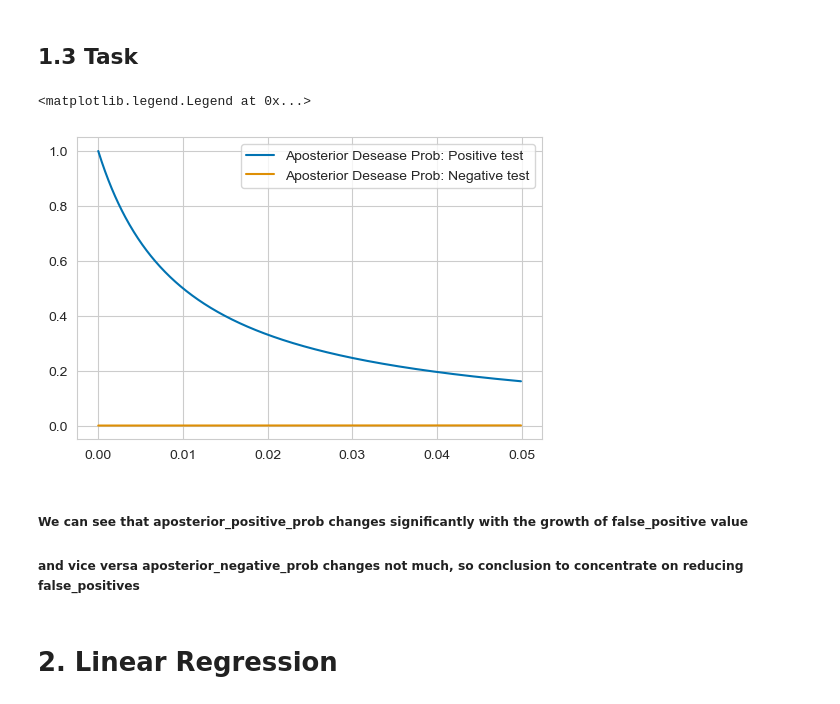
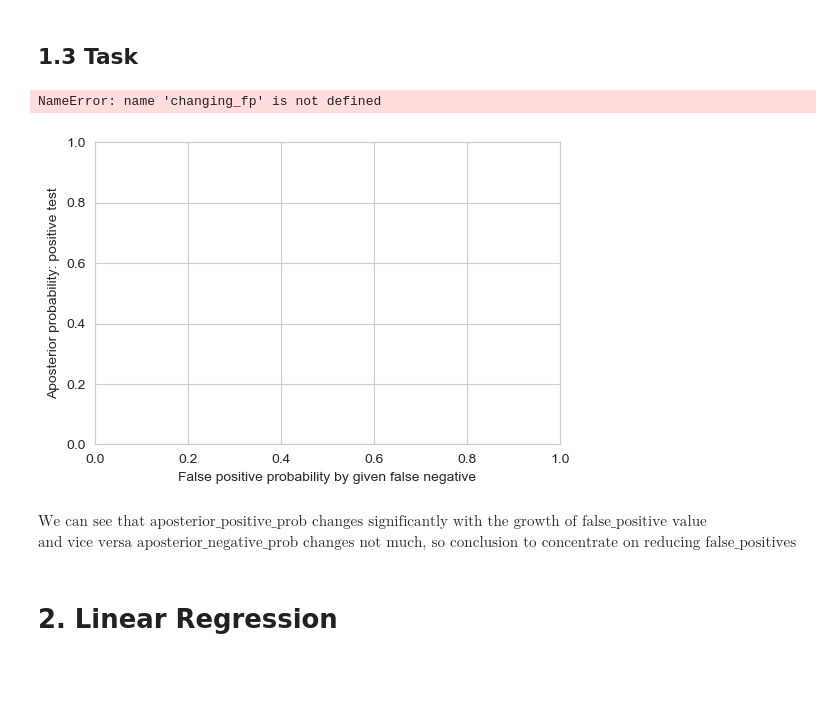
Before and after one commit to KudriashovSS/Advanced-ML, a Jupyter notebook: MADE_Advanced ML_1 st task.ipynb, the cells around one changed output. Cells and saved outputs as stored; diff of their text form; code cells hidden in the pictures; blank space fills up the shorter version.

```diff
--- a/MADE_Advanced ML_1 st task.ipynb
+++ b/MADE_Advanced ML_1 st task.ipynb
@@ -60,23 +61,29 @@ $ \mbox{to crime place then it would not be logically to suppose that test that
 # %% [markdown]
 ## 1.3 Task
 # %%
-def aposterior_positive_prob(false_positive):
-    return ((1 - false_positive) * 0.01) / ((1 - false_positive) * 0.01 + false_positive * 0.99)
+def aposterior_positive_prob(false_positive, false_negative):
+
+    return  (1 - false_negative) * 0.01 / ((1 - false_negative) * 0.01 + false_positive * 0.99)
+
+def aposterior_negative_prob(false_positive, false_negative):
+
+    return false_negative * 0.01 / (false_negative * 0.01 + (1 - false_positive) * 0.99)
-# %%
-def aposterior_negative_prob(false_negative):
-    return (false_negative * 0.01) / (false_negative * 0.01 + (1 - false_negative) * 0.99)
-# %%
-x = np.arange(0, 0.05, 0.0001)
-# %%
-plt.plot(x, aposterior_positive_prob(x))
-plt.plot(x, aposterior_negative_prob(x))
-plt.legend(["Aposterior Desease Prob: Positive test", "Aposterior Desease Prob: Negative test"])
-# %% [output]
-<matplotlib.legend.Legend at 0x...>
-[figure, removed]
+# %%
+false_pos = lambda x: aposterior_positive_prob(false_positive=0.05, false_negative=x)
+false_neg = lambda x: aposterior_negative_prob(false_positive=x,    false_negative=0.05)
+x = np.linspace(0, 0.05, 1000)
+plt.ylabel("Aposterior probability: positive test")
+plt.xlabel("False positive probability by given false negative")
+plt.plot(x, changing_fp(x), label="False positive")
+plt.plot(x, changing_fn(x), label="False negative")
+plt.legend()
+plt.show()
+# %% [output]
+NameError: name 'changing_fp' is not defined
+[figure, added]
 # %% [markdown]
-##### We can see that aposterior_positive_prob changes significantly with the growth of false_positive value
-##### and vice versa  aposterior_negative_prob changes not much, so conclusion to concentrate on reducing false_positives
+$ \mbox{We can see that aposterior_positive_prob changes significantly with the growth of false_positive value} $ \
+$ \mbox{and vice versa  aposterior_negative_prob changes not much, so conclusion to concentrate on reducing false_positives} $
 # %% [markdown]
 # 2. Linear Regression
 # %% [markdown]
```
Also changed, not shown: parts of 39 cells of this notebook.
